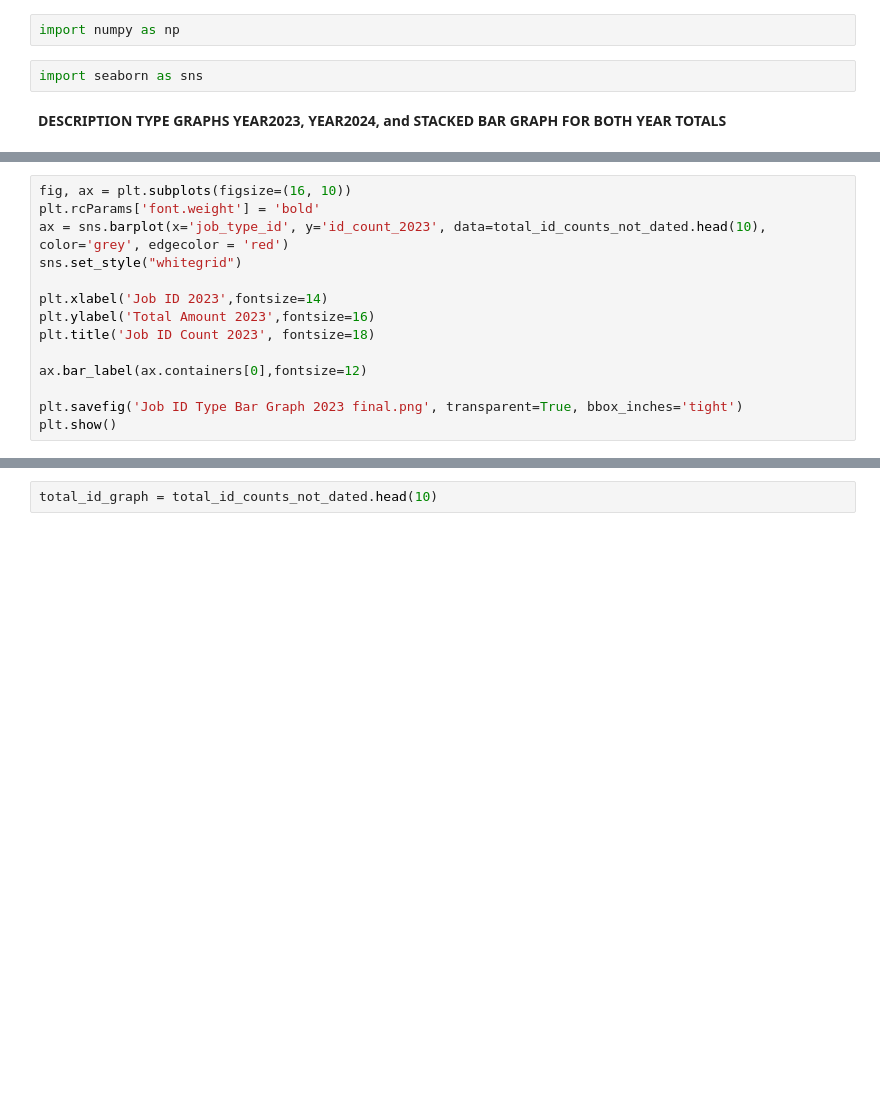
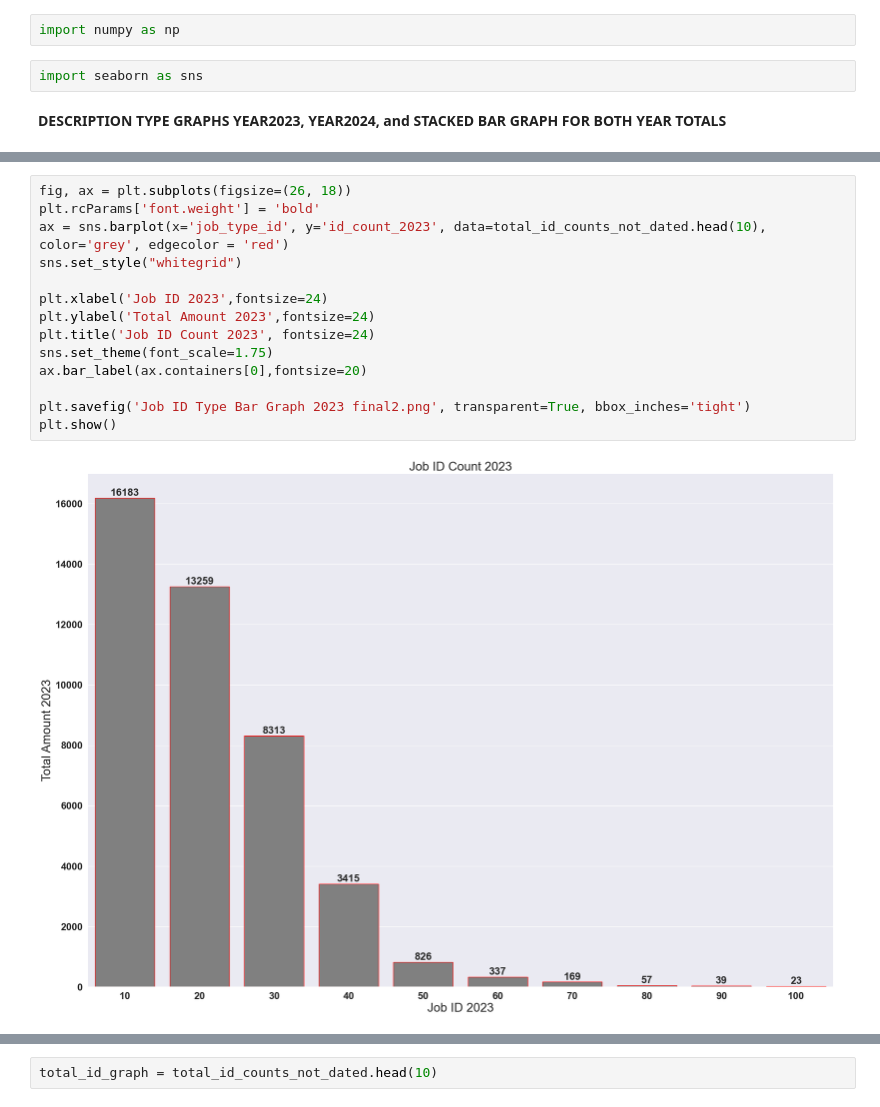
Before and after one commit to NSS-Full-Time-Data-Analytics-14/metal-fabrication-snickers, a Jupyter notebook: Notebook/Actual Metal Project.ipynb, the cells around one changed output, grey strips where cells are left out. Cells and saved outputs as stored; diff of their text form; blank space fills up the shorter version.

```diff
--- a/Notebook/Actual Metal Project.ipynb
+++ b/Notebook/Actual Metal Project.ipynb
@@ -297,15 +734,17 @@ total_id_counts_not_dated.head(10)
 # %%
-fig, ax = plt.subplots(figsize=(16, 10))
+fig, ax = plt.subplots(figsize=(26, 18))
 plt.rcParams['font.weight'] = 'bold'
 ax = sns.barplot(x='job_type_id', y='id_count_2023', data=total_id_counts_not_dated.head(10), color='grey', edgecolor = 'red')
 sns.set_style("whitegrid")
 
-plt.xlabel('Job ID 2023',fontsize=14)
-plt.ylabel('Total Amount 2023',fontsize=16)
-plt.title('Job ID Count 2023', fontsize=18)
+plt.xlabel('Job ID 2023',fontsize=24)
+plt.ylabel('Total Amount 2023',fontsize=24)
+plt.title('Job ID Count 2023', fontsize=24)
+sns.set_theme(font_scale=1.75)
+ax.bar_label(ax.containers[0],fontsize=20)
 
-ax.bar_label(ax.containers[0],fontsize=12)
-
-plt.savefig('Job ID Type Bar Graph 2023 final.png', transparent=True, bbox_inches='tight')
+plt.savefig('Job ID Type Bar Graph 2023 final2.png', transparent=True, bbox_inches='tight')
 plt.show()
+# %% [output]
+[figure, added]
 # %%
```
Also changed, not shown: parts of 41 cells of this notebook, 21 other files.
